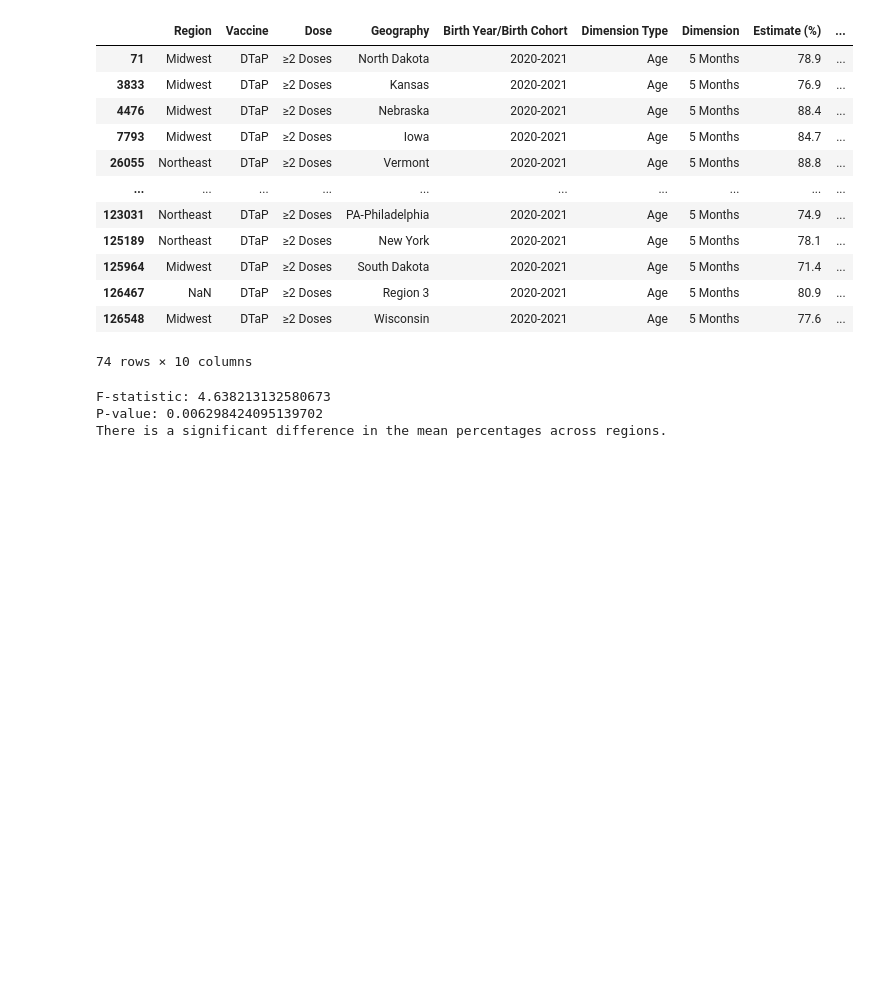
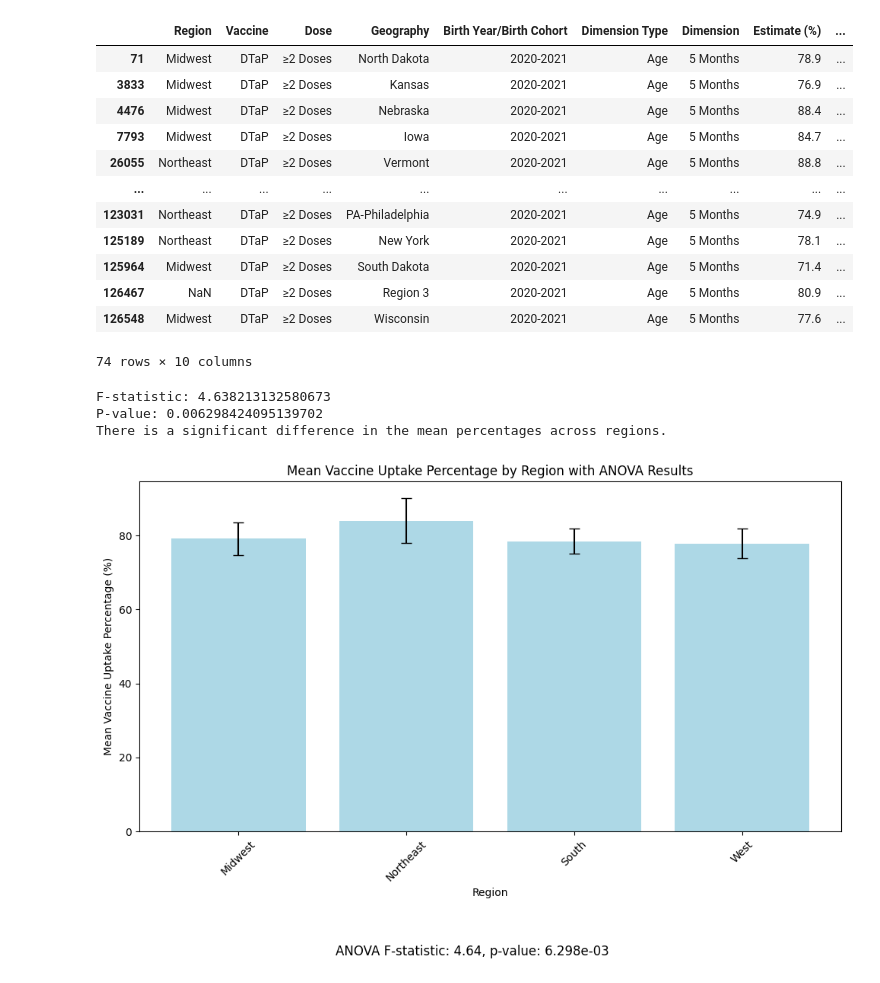
Before and after one commit to Khoi-cpu/RNN_COVID_GROUP, a Jupyter notebook: yj.DTaP.organization.ipynb, the cells around one changed output. Drawn from its saved outputs; the diff is of its cells as text; code cells hidden in the pictures; blank space fills up the shorter version.

Commit message:
anova 2 doses w/ visual

```diff
--- a/yj.DTaP.organization.ipynb
+++ b/yj.DTaP.organization.ipynb
@@ -131,3 +131,27 @@ P-value: 0.006298424095139702
 There is a significant difference in the mean percentages across regions.
 # %%
 # for the birth cohort 2020-2021 across ages 0-35 months, but focused on the first 2 doses, which requires minimum age of 4 months
+# %%
+#visualization
+
+
+# Group data by Region and calculate the mean and standard deviation of 'Percentage' for each region
+region_stats = df_filtered.groupby('Region')['Estimate (%)'].agg(['mean', 'std']).reset_index()
+
+# Visualize ANOVA results with a bar plot and error bars
+plt.figure(figsize=(10, 6))
+plt.bar(region_stats['Region'], region_stats['mean'], yerr=region_stats['std'], capsize=5, color='lightblue')
+plt.title('Mean Vaccine Uptake Percentage by Region with ANOVA Results')
+plt.xlabel('Region')
+plt.ylabel('Mean Vaccine Uptake Percentage (%)')
+plt.xticks(rotation=45)
+
+# Display ANOVA result in plot
+f_statistic, p_value = stats.f_oneway(*df_filtered.groupby('Region')['Estimate (%)'].apply(list))
+anova_text = f"ANOVA F-statistic: {f_statistic:.2f}, p-value: {p_value:.3e}"
+plt.figtext(0.5, -0.1, anova_text, ha='center', fontsize=12)
+
+plt.tight_layout()
+plt.show()
+# %% [output]
+[figure, added]
```
Also changed, not shown: parts of 2 cells of this notebook.
